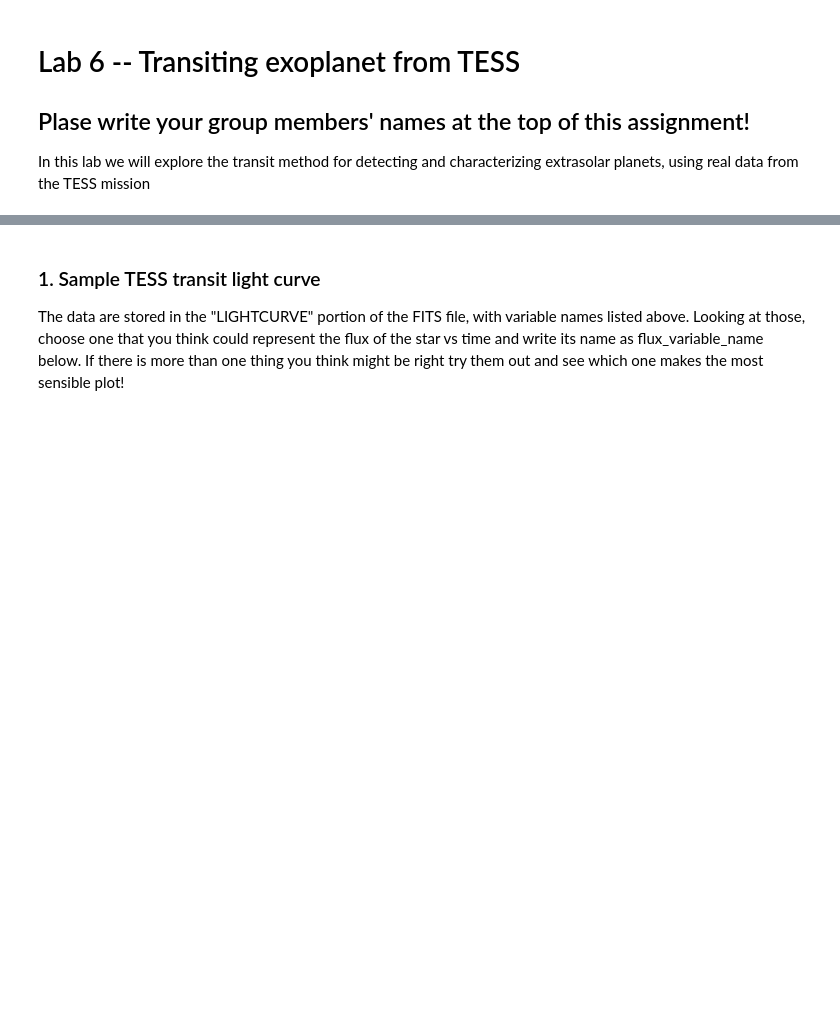
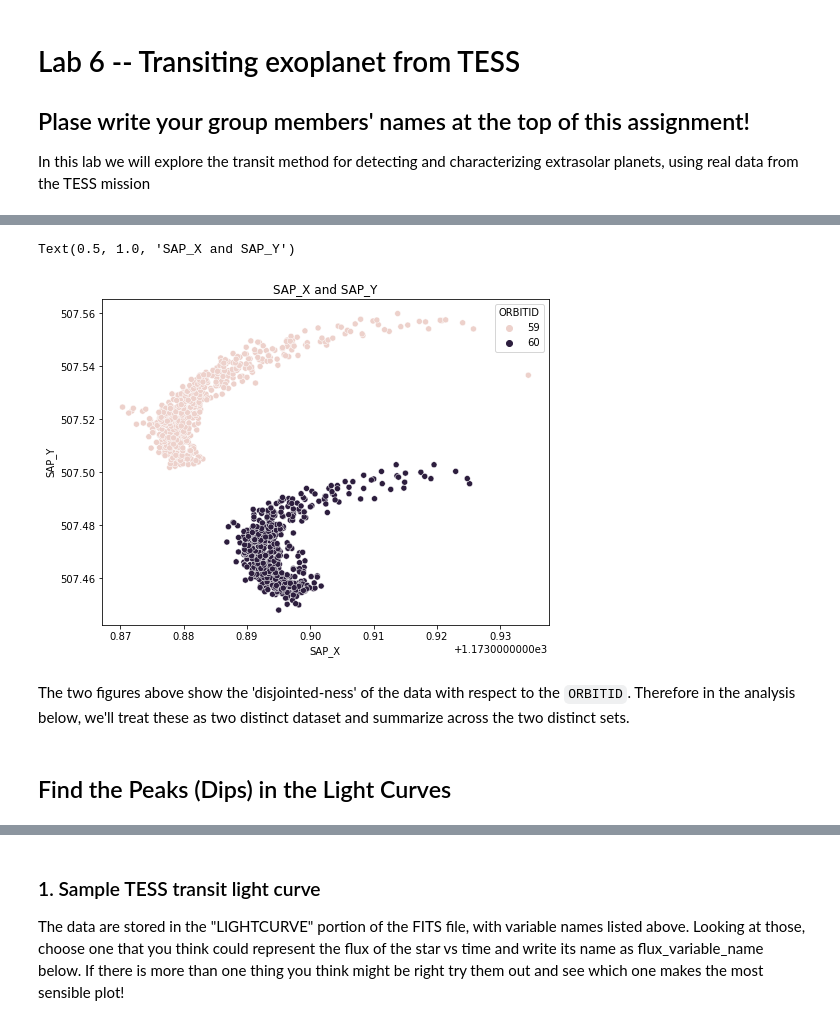
Before and after one commit to kevinmcmanus/ASTR3730_recitation, a Jupyter notebook: Lab 6/astr3730_lab6_TESS.ipynb, the cells around one changed output, grey strips where cells are left out. Cells and saved outputs as stored; diff of their text form; code cells hidden in the pictures; blank space fills up the shorter version.

```diff
--- a/Lab 6/astr3730_lab6_TESS.ipynb
+++ b/Lab 6/astr3730_lab6_TESS.ipynb
@@ -16,0 +105,14 @@ print(f[1].data.names)
+# %%
+#how do the other measures change depending on ORBITID?
+import seaborn as sns
+fig = plt.figure(figsize=(8,6))
+ax = fig.add_subplot()
+sns.scatterplot(x='SAP_X', y='SAP_Y', hue='ORBITID', data=df, ax=ax)
+ax.set_title('SAP_X and SAP_Y')
+# %% [output]
+Text(0.5, 1.0, 'SAP_X and SAP_Y')
+[figure, added]
+# %% [markdown]
+The two figures above show the 'disjointed-ness' of the data with respect to the `ORBITID`. Therefore in the analysis below, we'll treat these as two distinct dataset and summarize across the two distinct sets.
+# %% [markdown]
+## Find the Peaks (Dips) in the Light Curves
```
Also changed, not shown: parts of 32 cells of this notebook.
